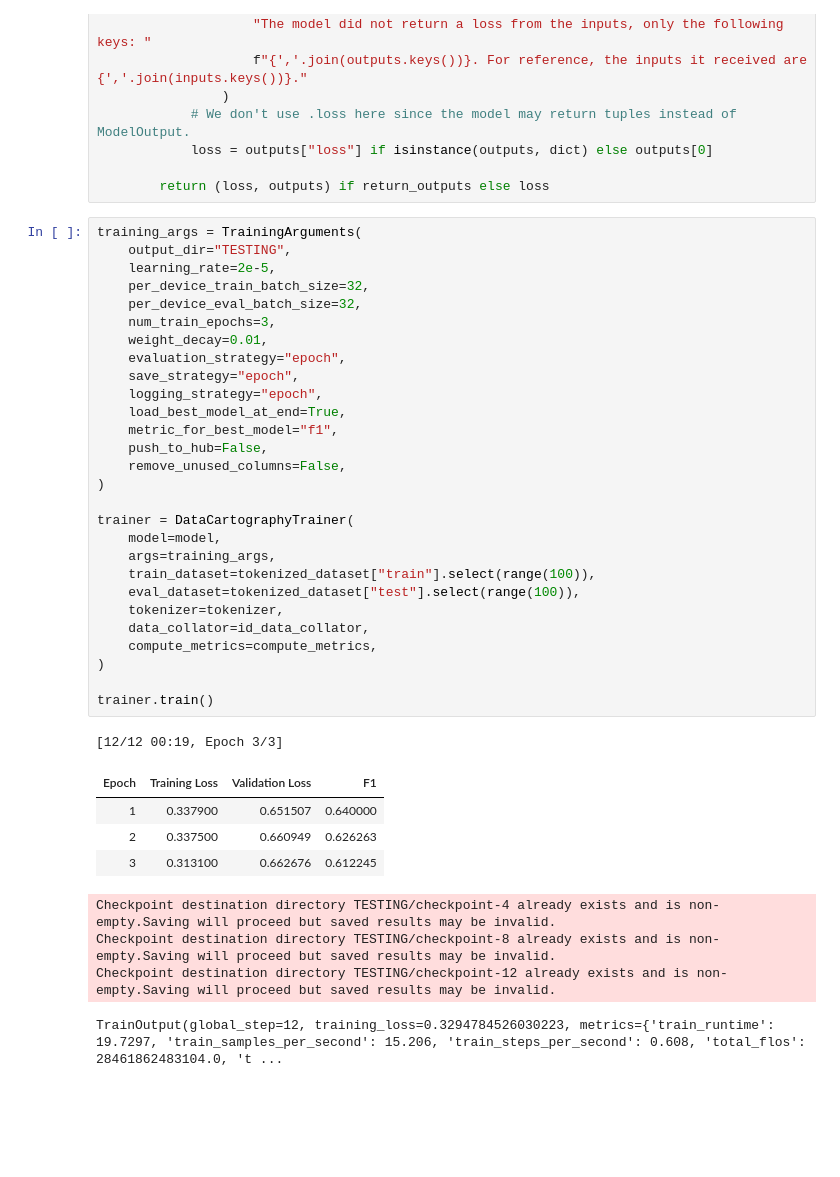
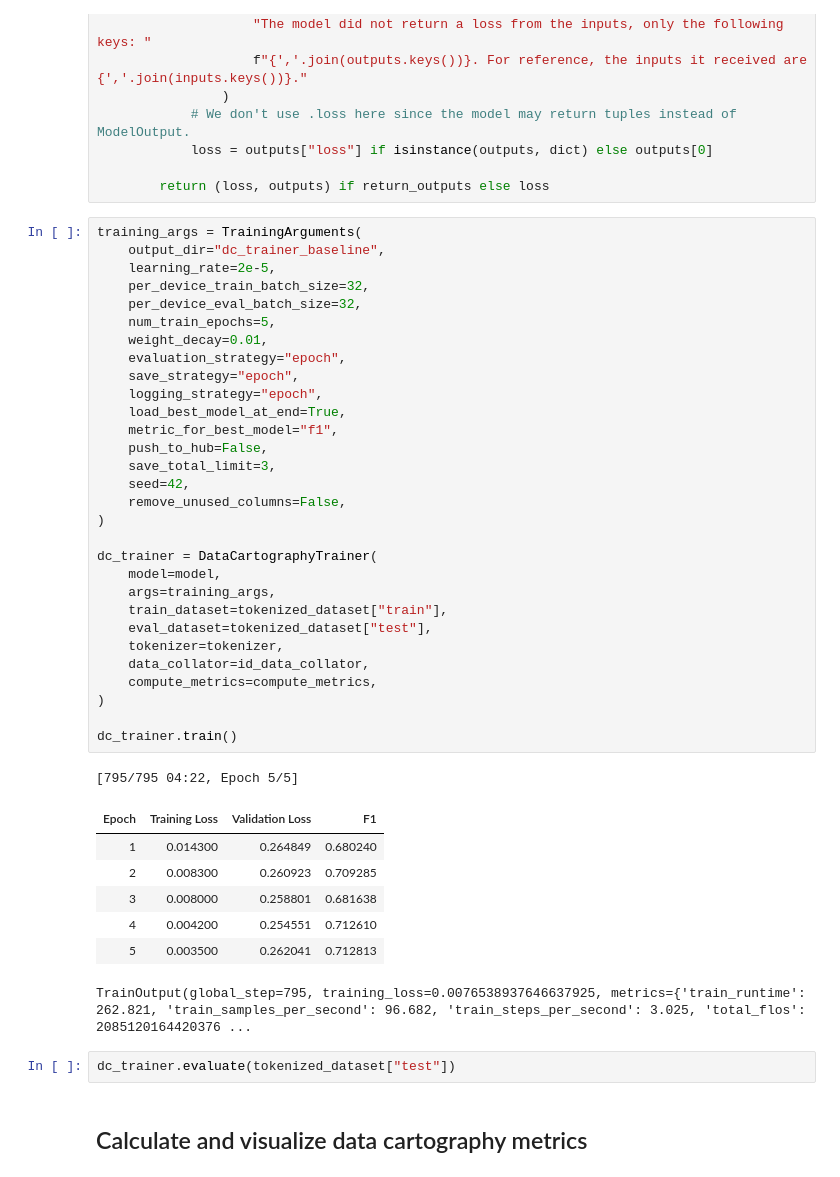
Before and after one commit to andrewrreed/hf-notebooks, a Jupyter notebook: data-cartography/data-cartography.ipynb, the cells around one changed output. Drawn from its saved outputs; the diff is of its cells as text; blank space fills up the shorter version.

```diff
--- a/data-cartography/data-cartography.ipynb
+++ b/data-cartography/data-cartography.ipynb
@@ -319,39 +334,44 @@ class DataCartographyTrainer(Trainer):
         return (loss, outputs) if return_outputs else loss
 # %%
 training_args = TrainingArguments(
-    output_dir="TESTING",
+    output_dir="dc_trainer_baseline",
     learning_rate=2e-5,
     per_device_train_batch_size=32,
     per_device_eval_batch_size=32,
-    num_train_epochs=3,
+    num_train_epochs=5,
     weight_decay=0.01,
     evaluation_strategy="epoch",
     save_strategy="epoch",
     logging_strategy="epoch",
     load_best_model_at_end=True,
     metric_for_best_model="f1",
     push_to_hub=False,
+    save_total_limit=3,
+    seed=42,
     remove_unused_columns=False,
 )
 
-trainer = DataCartographyTrainer(
+dc_trainer = DataCartographyTrainer(
     model=model,
     args=training_args,
-    train_dataset=tokenized_dataset["train"].select(range(100)),
-    eval_dataset=tokenized_dataset["test"].select(range(100)),
+    train_dataset=tokenized_dataset["train"],
+    eval_dataset=tokenized_dataset["test"],
     tokenizer=tokenizer,
     data_collator=id_data_collator,
     compute_metrics=compute_metrics,
 )
 
-trainer.train()
+dc_trainer.train()
 # %% [output]
-[12/12 00:19, Epoch 3/3]
+[795/795 04:22, Epoch 5/5]
 | Epoch | Training Loss | Validation Loss | F1 |
-| 1 | 0.337900 | 0.651507 | 0.640000 |
-| 2 | 0.337500 | 0.660949 | 0.626263 |
-| 3 | 0.313100 | 0.662676 | 0.612245 |
+| 1 | 0.014300 | 0.264849 | 0.680240 |
+| 2 | 0.008300 | 0.260923 | 0.709285 |
+| 3 | 0.008000 | 0.258801 | 0.681638 |
+| 4 | 0.004200 | 0.254551 | 0.712610 |
+| 5 | 0.003500 | 0.262041 | 0.712813 |
-Checkpoint destination directory TESTING/checkpoint-4 already exists and is non-empty.Saving will proceed but saved results may be invalid.
-Checkpoint destination directory TESTING/checkpoint-8 already exists and is non-empty.Saving will proceed but saved results may be invalid.
-Checkpoint destination directory TESTING/checkpoint-12 already exists and is non-empty.Saving will proceed but saved results may be invalid.
+TrainOutput(global_step=795, training_loss=0.0076538937646637925, metrics={'train_runtime': 262.821, 'train_samples_per_second': 96.682, 'train_steps_per_second': 3.025, 'total_flos': 2085120164420376 ...
-TrainOutput(global_step=12, training_loss=0.3294784526030223, metrics={'train_runtime': 19.7297, 'train_samples_per_second': 15.206, 'train_steps_per_second': 0.608, 'total_flos': 28461862483104.0, 't ...
+# %%
+dc_trainer.evaluate(tokenized_dataset["test"])
+# %% [markdown]
+## Calculate and visualize data cartography metrics
```
Also changed, not shown: parts of 11 cells of this notebook.
